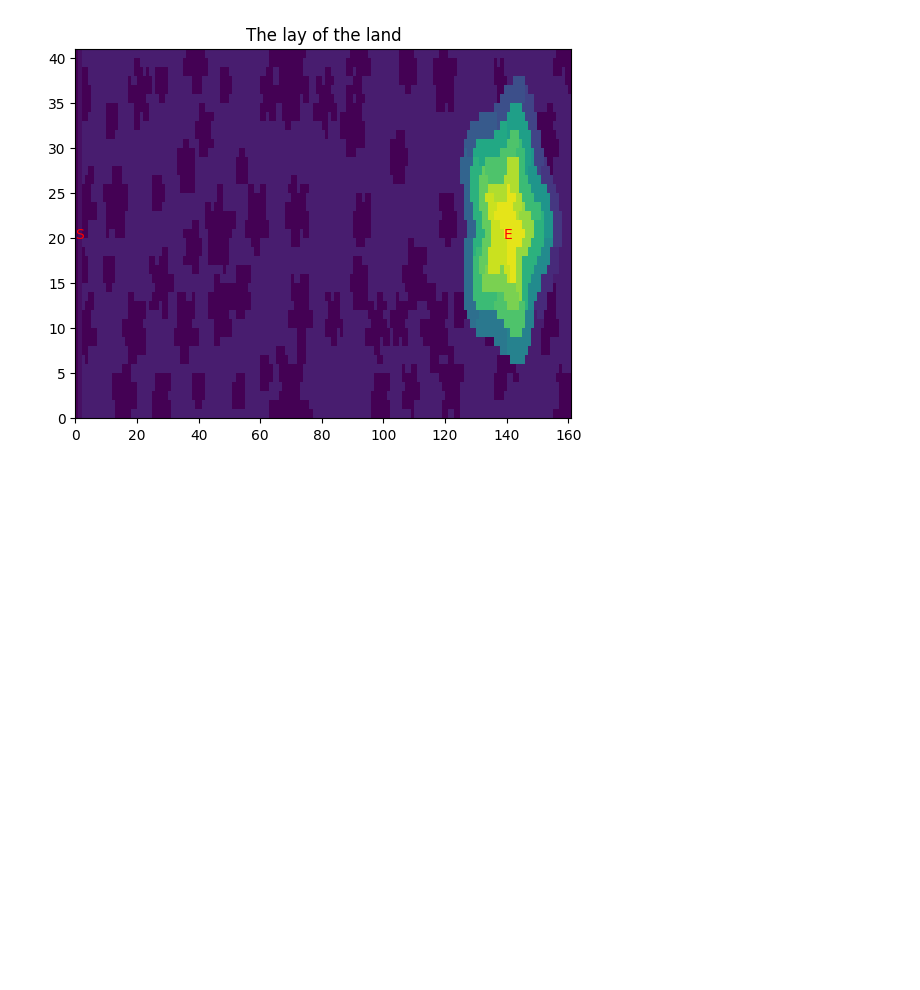
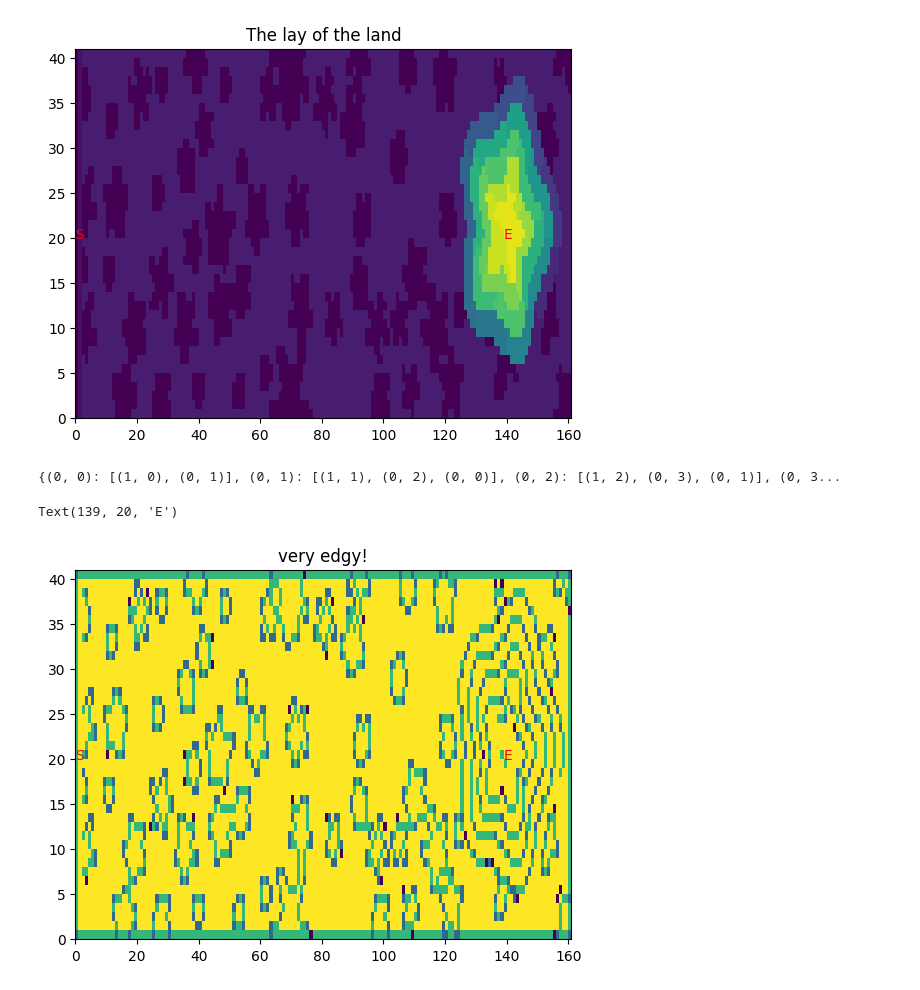
Before and after one commit to nouseforkeys/advent_of_code_22, a Jupyter notebook: day_12.ipynb, the cells around one changed output. Cells and saved outputs as stored; diff of their text form; code cells hidden in the pictures; blank space fills up the shorter version.

```diff
--- a/day_12.ipynb
+++ b/day_12.ipynb
@@ -72,3 +72,34 @@ print('note that the y axis is flipped because the first row parsed is index 0')
 # %% [output]
 note that the y axis is flipped because the first row parsed is index 0
 [figure]
+# %%
+# let's get a net of the map so it's easier to run algorithms on it
+net = {}
+for row_num, row in enumerate(int_grid):
+    for col_num, value in enumerate(row):
+        connections = list()
+        for row_off, col_off in [(1, 0), (-1, 0), (0, 1), (0, -1)]:
+            r, c = row_num + row_off, col_num + col_off
+            if (not 0 <= r < len(int_grid)) or (not 0 <= c < len(row)):
+                continue
+            if int_grid[r][c] > value + 1:
+                continue
+            connections.append((r, c))
+        net.update({(row_num, col_num): connections})
+
+print(f'{str(net)[:100]}...')
+# %% [output]
+{(0, 0): [(1, 0), (0, 1)], (0, 1): [(1, 1), (0, 2), (0, 0)], (0, 2): [(1, 2), (0, 3), (0, 1)], (0, 3...
+# %%
+adjacent_nodes = [[0 for _ in row] for row in int_grid]
+for (row, col), neighbours in net.items():
+    adjacent_nodes[row][col] = len(neighbours)
+
+fig, ax = plt.subplots()
+ax.pcolormesh(adjacent_nodes)
+ax.set_title('very edgy!')
+ax.text(start[1], start[0], 'S', color='r')
+ax.text(end[1], end[0], 'E', color='r')
+# %% [output]
+Text(139, 20, 'E')
+[figure, added]
```
Also changed, not shown: parts of 3 cells of this notebook.
